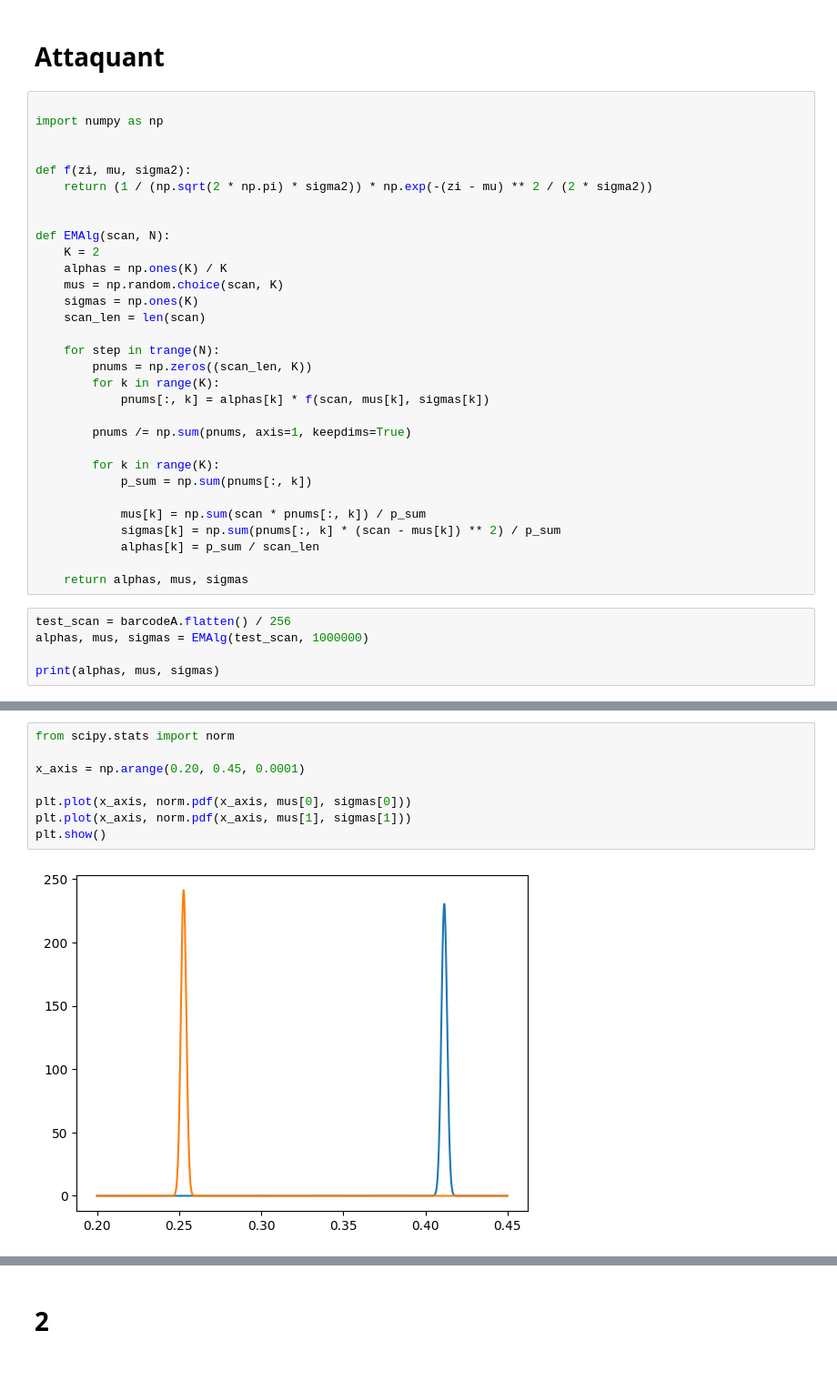
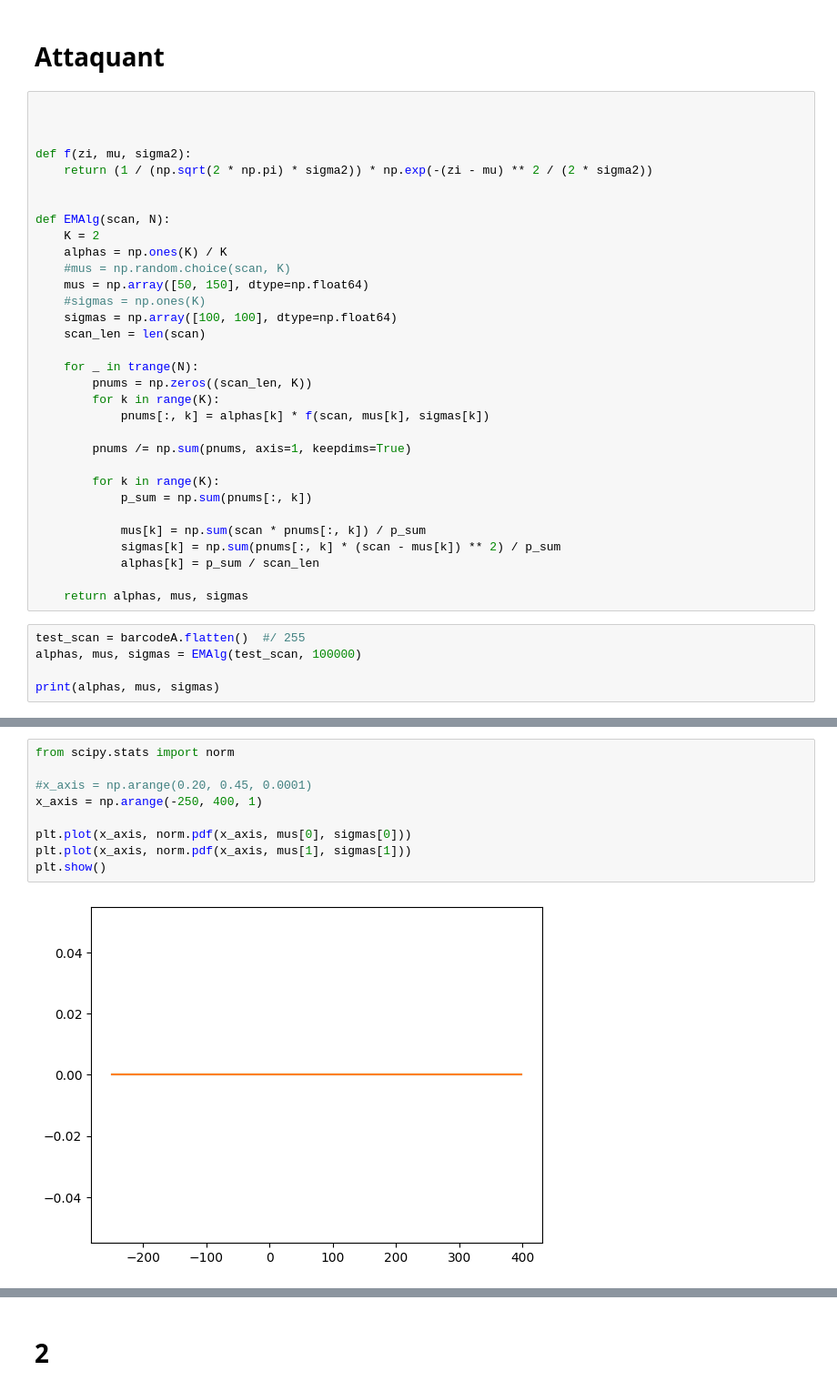
Before and after one commit to 21repierre/projet_safe, a Jupyter notebook: main.ipynb, the cells around one changed output, grey strips where cells are left out. Shown at 91% size. Drawn from its saved outputs; the diff is of its cells as text.

```diff
--- a/main.ipynb
+++ b/main.ipynb
@@ -26,7 +33,6 @@ plt.show()
 # Attaquant
 # %%
 
-import numpy as np
 
 
 def f(zi, mu, sigma2):
@@ -36,11 +42,13 @@ def f(zi, mu, sigma2):
 def EMAlg(scan, N):
     K = 2
     alphas = np.ones(K) / K
-    mus = np.random.choice(scan, K)
-    sigmas = np.ones(K)
+    #mus = np.random.choice(scan, K)
+    mus = np.array([50, 150], dtype=np.float64)
+    #sigmas = np.ones(K)
+    sigmas = np.array([100, 100], dtype=np.float64)
     scan_len = len(scan)
 
-    for step in trange(N):
+    for _ in trange(N):
         pnums = np.zeros((scan_len, K))
         for k in range(K):
             pnums[:, k] = alphas[k] * f(scan, mus[k], sigmas[k])
@@ -56,8 +64,8 @@ def EMAlg(scan, N):
 
     return alphas, mus, sigmas
 # %%
-test_scan = barcodeA.flatten() / 256
-alphas, mus, sigmas = EMAlg(test_scan, 1000000)
+test_scan = barcodeA.flatten()  #/ 255
+alphas, mus, sigmas = EMAlg(test_scan, 100000)
 
 print(alphas, mus, sigmas)
 # %% [output]
@@ -65,13 +73,14 @@ print(alphas, mus, sigmas)
 # %%
 from scipy.stats import norm
 
-x_axis = np.arange(0.20, 0.45, 0.0001)
+#x_axis = np.arange(0.20, 0.45, 0.0001)
+x_axis = np.arange(-250, 400, 1)
 
 plt.plot(x_axis, norm.pdf(x_axis, mus[0], sigmas[0]))
 plt.plot(x_axis, norm.pdf(x_axis, mus[1], sigmas[1]))
 plt.show()
 # %% [output]
-[figure, old version]
+[figure, new version]
 # %%
 seuil = np.mean(mus)
 tmp_sigs = sigmas / np.sum(sigmas)
```
Also changed, not shown: parts of 9 cells of this notebook.
